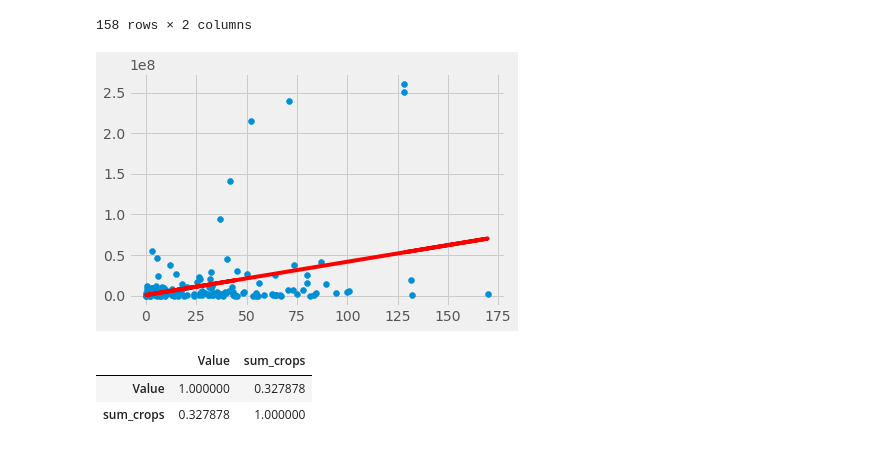
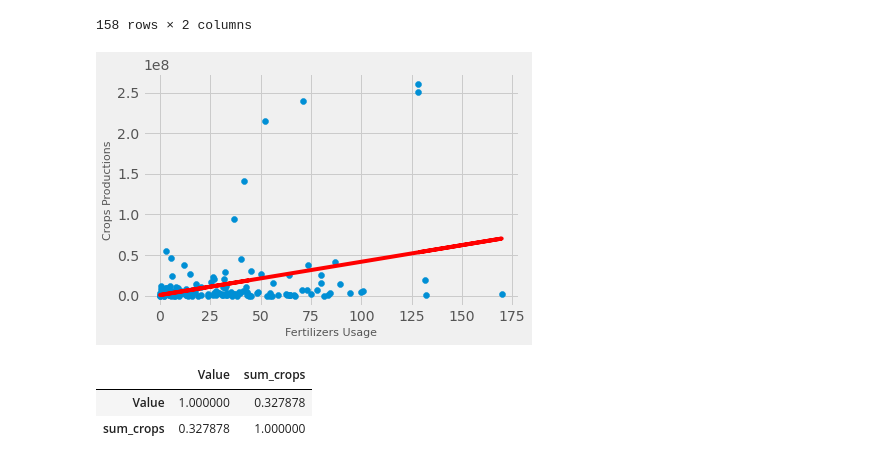
Before and after one commit to minxuan1509/IDS-FAO-Analysis, a Jupyter notebook: IDS FAO.ipynb, the cells around one changed output. Saved outputs shown, nothing was run; the diff lists cells and outputs as text; code cells hidden in the pictures.

```diff
--- a/IDS FAO.ipynb
+++ b/IDS FAO.ipynb
@@ -724,12 +724,14 @@ merged_fertilizer
 # %%
 plt.scatter(merged_fertilizer['Value'],merged_fertilizer['sum_crops'])
 m,b = np.polyfit(merged_fertilizer['Value'],merged_fertilizer['sum_crops'],1)
 plt.plot(merged_fertilizer['Value'],m*merged_fertilizer['Value']+b,color='r')
+plt.xlabel('Fertilizers Usage',fontsize=11)
+plt.ylabel('Crops Productions',fontsize=11)
 plt.show()
 ## Conclusion
 ##smaller usage of fertilizer will better
 # %% [output]
-[figure, old version]
+[figure, new version]
 # %%
 df_corr = merged_fertilizer[['Value','sum_crops']]
 df_corr.corr()
```
Also changed, not shown: parts of 8 cells of this notebook.
